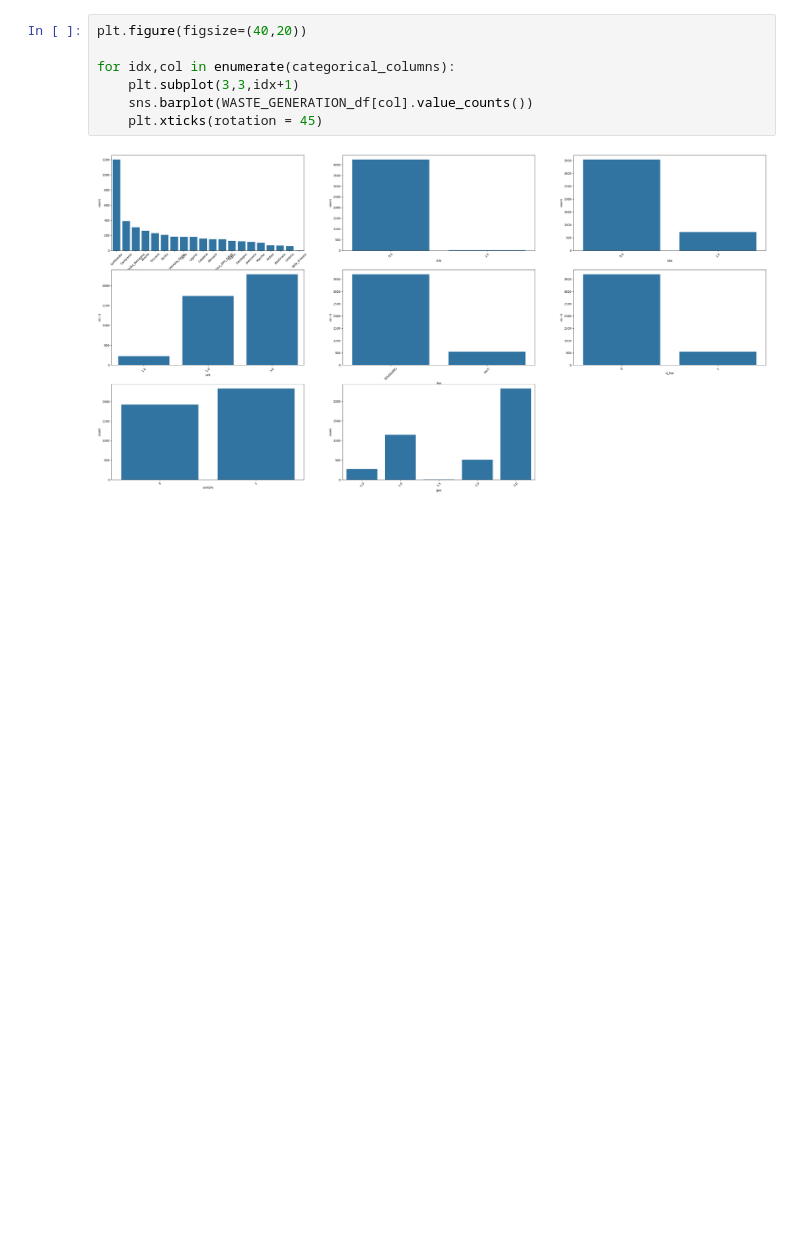
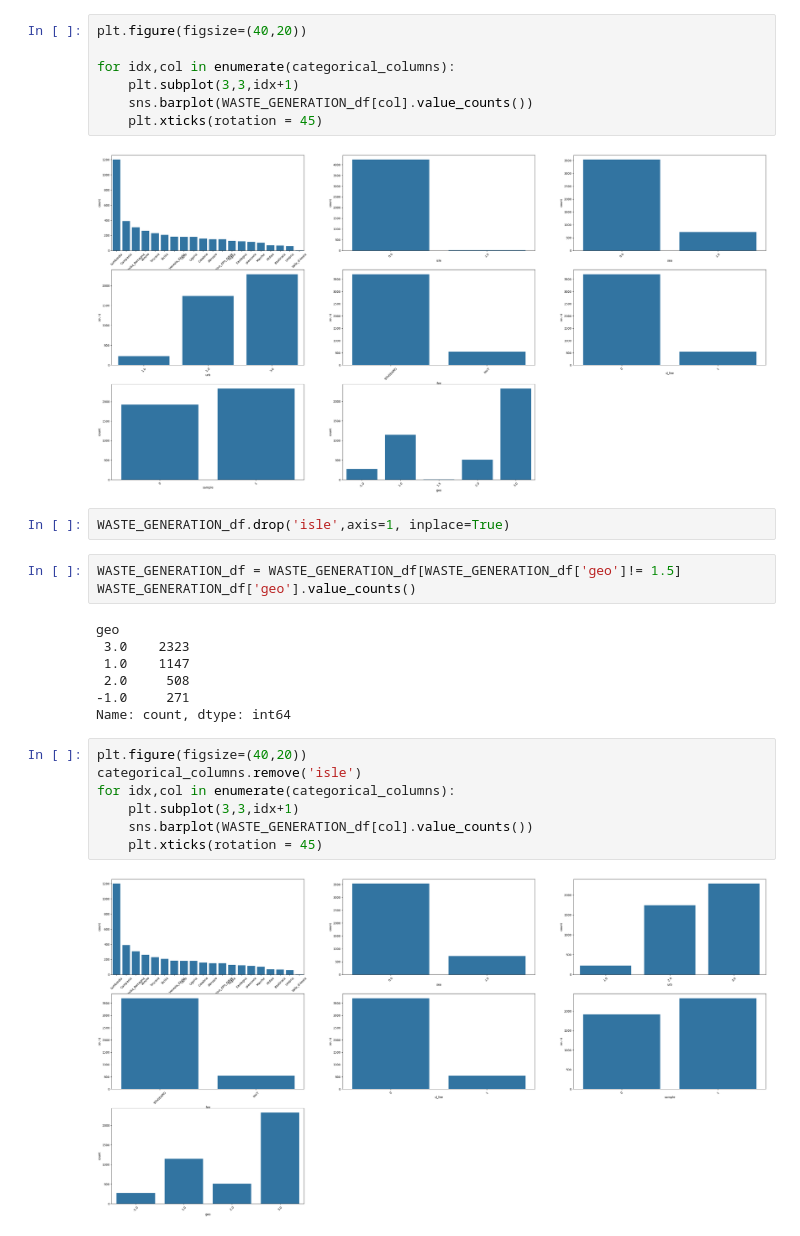
Before and after one commit to Gourav052003/Machine-Learning-Solutions-for-Predicting-Municipal-Waste-Costs-and-Sustainable-Resource-Management, a Jupyter notebook: Impact Analysis/Revenue Prediction.ipynb, the cells around one changed output. Cells and saved outputs as stored; diff of their text form; blank space fills up the shorter version.

```diff
--- a/Impact Analysis/Revenue Prediction.ipynb
+++ b/Impact Analysis/Revenue Prediction.ipynb
@@ -397,3 +399,24 @@ for idx,col in enumerate(categorical_columns):
     plt.xticks(rotation = 45)
 # %% [output]
 [figure]
+# %%
+WASTE_GENERATION_df.drop('isle',axis=1, inplace=True)
+# %%
+WASTE_GENERATION_df = WASTE_GENERATION_df[WASTE_GENERATION_df['geo']!= 1.5]
+WASTE_GENERATION_df['geo'].value_counts()
+# %% [output]
+geo
+ 3.0    2323
+ 1.0    1147
+ 2.0     508
+-1.0     271
+Name: count, dtype: int64
+# %%
+plt.figure(figsize=(40,20))
+categorical_columns.remove('isle')
+for idx,col in enumerate(categorical_columns):
+    plt.subplot(3,3,idx+1)
+    sns.barplot(WASTE_GENERATION_df[col].value_counts())
+    plt.xticks(rotation = 45)
+# %% [output]
+[figure, added]
```
Also changed, not shown: parts of 5 cells of this notebook.
